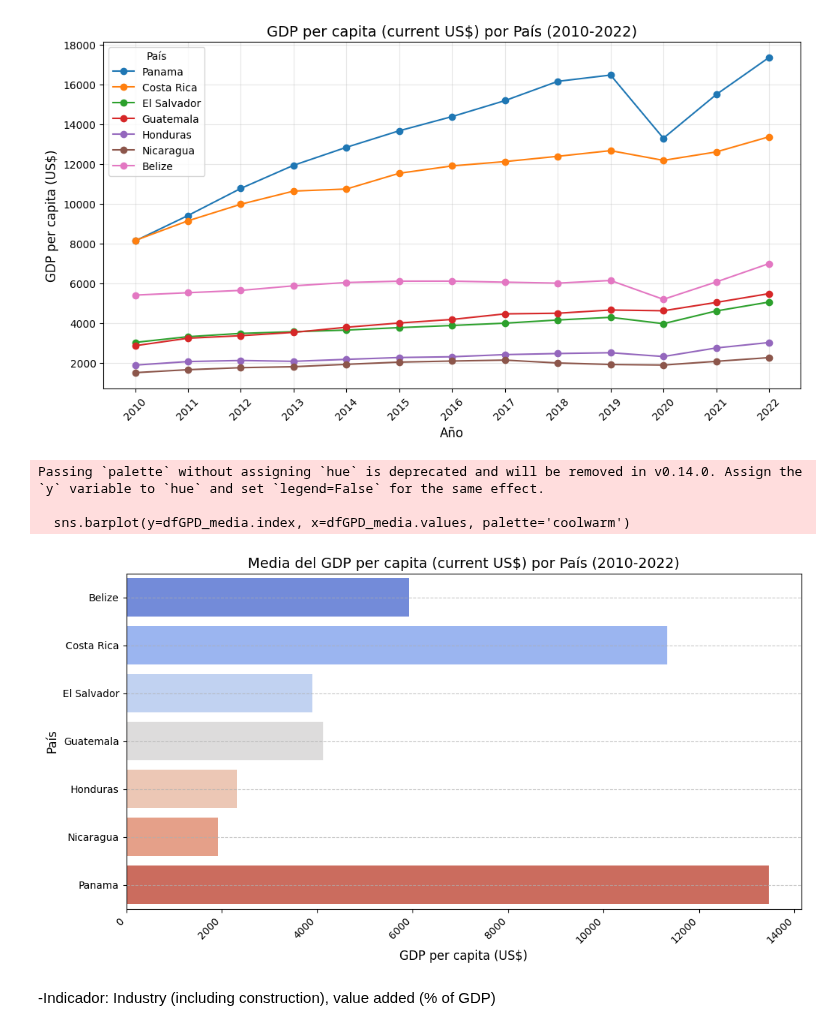
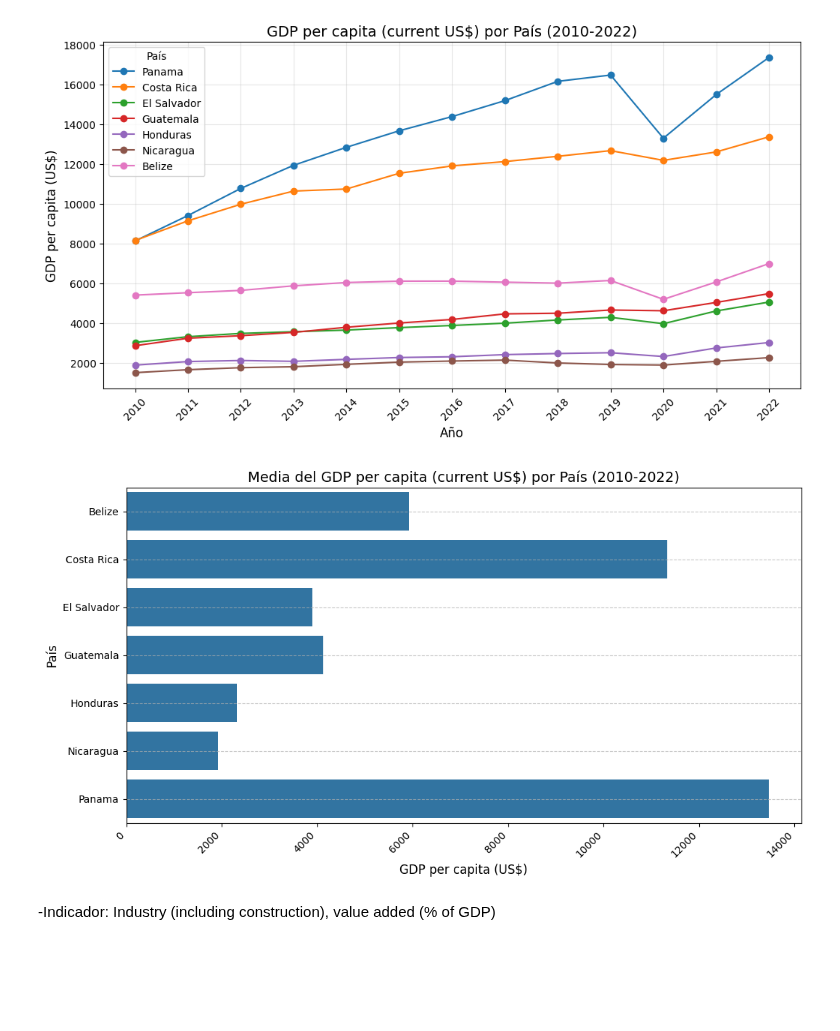
Before and after one commit to KarenSSanchezP/AnalisisLongevidad-AC, a Jupyter notebook: archivo.ipynb, the cells around one changed output. Cells and saved outputs as stored; diff of their text form; code cells hidden in the pictures; blank space fills up the shorter version.

```diff
--- a/archivo.ipynb
+++ b/archivo.ipynb
@@ -203,23 +203,20 @@ plt.show()
 # %%
 dfGPD_media = dfGPD.groupby('País').mean().mean(axis=1)
 
 # Crear gráfica
 plt.figure(figsize=(12, 6))
-sns.barplot(y=dfGPD_media.index, x=dfGPD_media.values, palette='coolwarm')
+sns.barplot(y=dfGPD_media.index, x=dfGPD_media.values)
 
 plt.title('Media del GDP per capita (current US$) por País (2010-2022)', fontsize=14)
 plt.ylabel('País', fontsize=12)
 plt.xlabel('GDP per capita (US$)', fontsize=12)
 plt.xticks(rotation=45, ha='right')
 plt.grid(axis='y', linestyle='--', alpha=0.7)
 plt.show()
 
 plt.show()
 # %% [output]
-Passing `palette` without assigning `hue` is deprecated and will be removed in v0.14.0. Assign the `y` variable to `hue` and set `legend=False` for the same effect.
-
-  sns.barplot(y=dfGPD_media.index, x=dfGPD_media.values, palette='coolwarm')
-[figure, old version]
+[figure, new version]
 # %% [markdown]
 -Indicador: Industry (including construction), value added (% of GDP)
 # %% [markdown]
```
Also changed, not shown: parts of 1 cell of this notebook.
